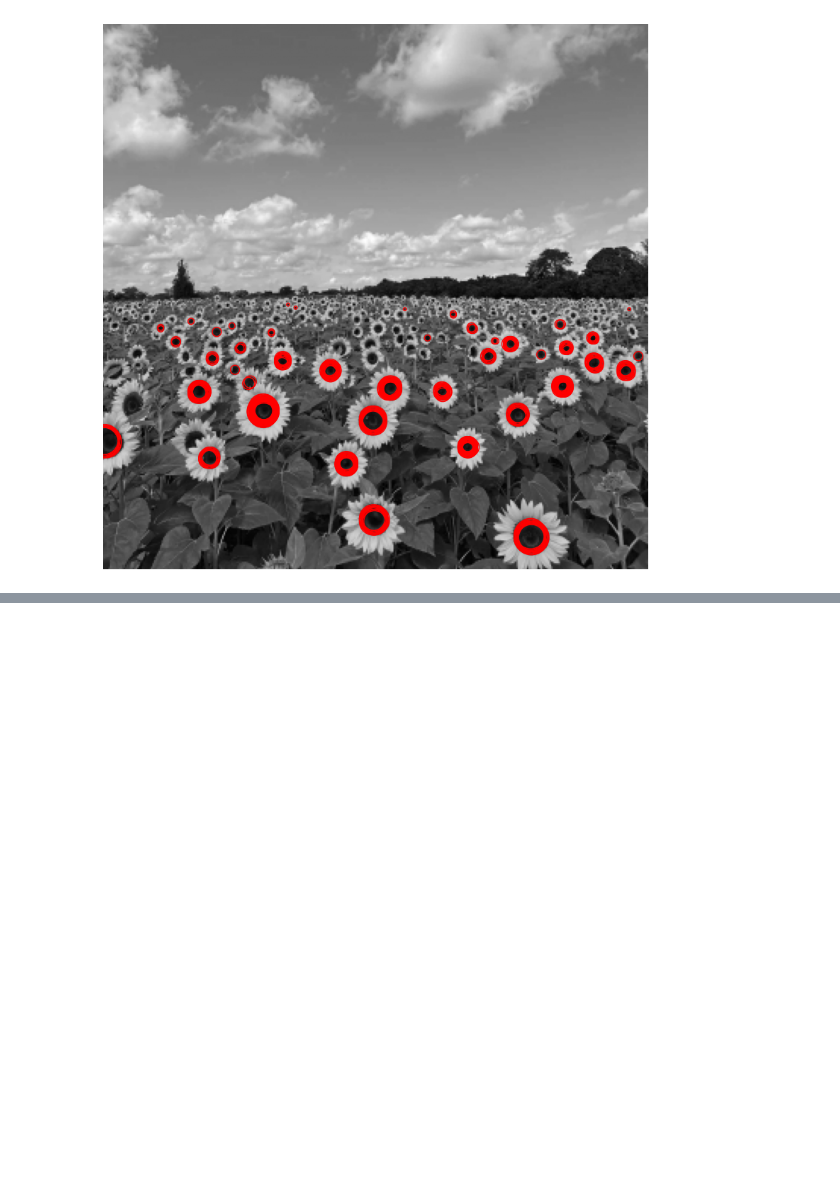
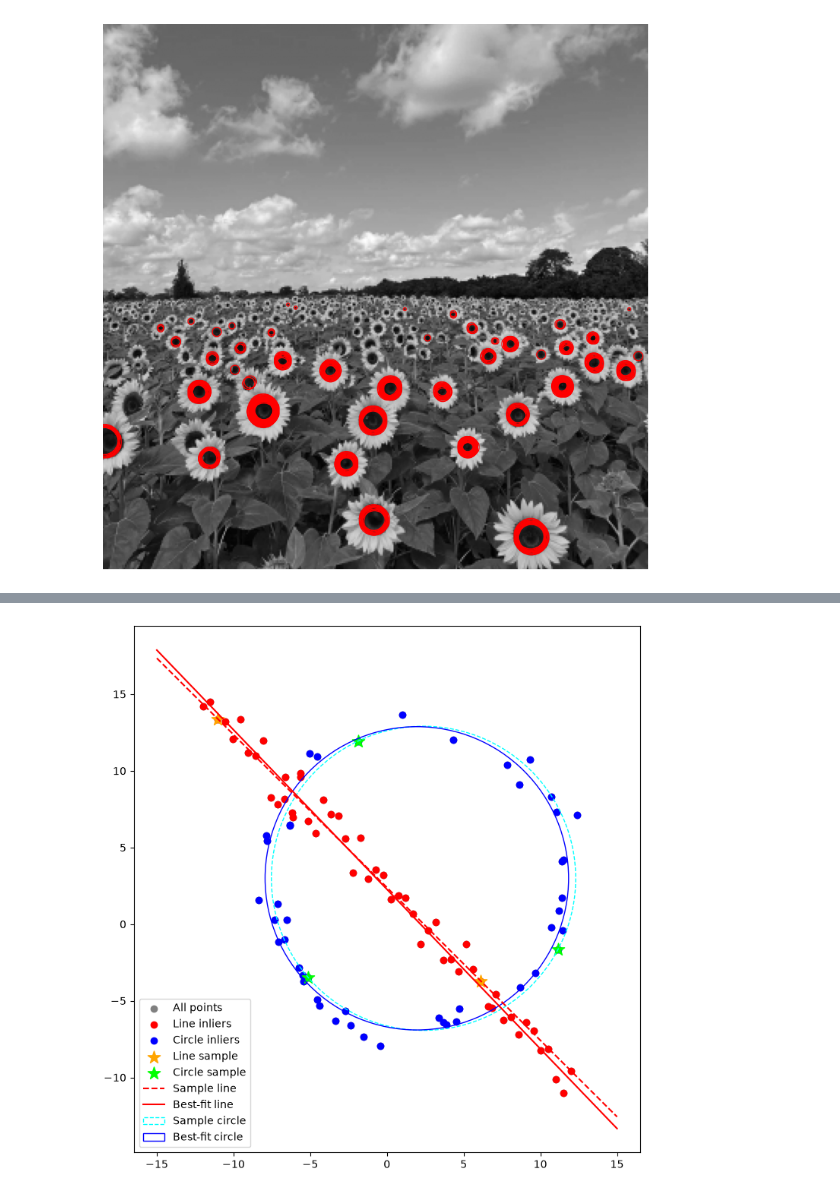
Before and after one commit to chabi1773/EN3160-Assignment_2-3, a Jupyter notebook: Assignment2.ipynb, the cells around one changed output, grey strips where cells are left out. Cells and saved outputs as stored; diff of their text form; code cells hidden in the pictures; blank space fills up the shorter version.

```diff
--- a/Assignment2.ipynb
+++ b/Assignment2.ipynb
@@ -114,0 +119,17 @@ plt.show()
+# %%
+np.random.seed(0)
+N = 100
+half_n = N//2
+r = 10
+x0_gt, y0_gt = 2, 3  # Center
+s = r/16
+t = np.random.uniform(0, 2*np.pi, half_n)
+n = s*np.random.randn(half_n)
+x, y = x0_gt + (r + n)*np.cos(t), y0_gt + (r + n)*np.sin(t)
+X_circ = np.hstack((x.reshape(half_n,1), y.reshape(half_n,1)))
+s = 1.
+m, b = -1, 2
+x = np.linspace(-12, 12, half_n)
+y = m*x + b + s*np.random.randn(half_n)
+X_line = np.hstack((x.reshape(half_n,1), y.reshape(half_n,1)))
+X = np.vstack((X_circ, X_line))
@@ -114,0 +219,23 @@ plt.show()
+# %%
+fig, ax = plt.subplots(figsize=(9, 9))
+ax.scatter(X[:, 0], X[:, 1], color='gray', label='All points')
+ax.scatter(line_inliers[:, 0], line_inliers[:, 1], color='red', label='Line inliers')
+ax.scatter(circle_inliers[:, 0], circle_inliers[:, 1], color='blue', label='Circle inliers')
+ax.scatter(line_sample[:, 0], line_sample[:, 1], s=150, marker='*', color='orange', label='Line sample')
+ax.scatter(circle_sample[:, 0], circle_sample[:, 1], s=150, marker='*', color='lime', label='Circle sample')
+
+x_vals = np.array([-15, 15])
+a, b, d = sample_line_params
+ax.plot(x_vals, -(a * x_vals + d) / b, 'r--', label='Sample line')
+a, b, d = best_line_params
+ax.plot(x_vals, -(a * x_vals + d) / b, 'r-', label='Best-fit line')
+
+x0, y0, r = sample_circle_params
+ax.add_patch(plt.Circle((x0, y0), r, color='cyan', linestyle='--', fill=False, label='Sample circle'))
+x0, y0, r = best_circle_params
+ax.add_patch(plt.Circle((x0, y0), r, color='blue', fill=False, label='Best-fit circle'))
+ax.set_aspect('equal')
+ax.legend()
+plt.show()
+# %% [output]
+[figure, added]
```
Also changed, not shown: parts of 4 cells of this notebook, 1 other file.
